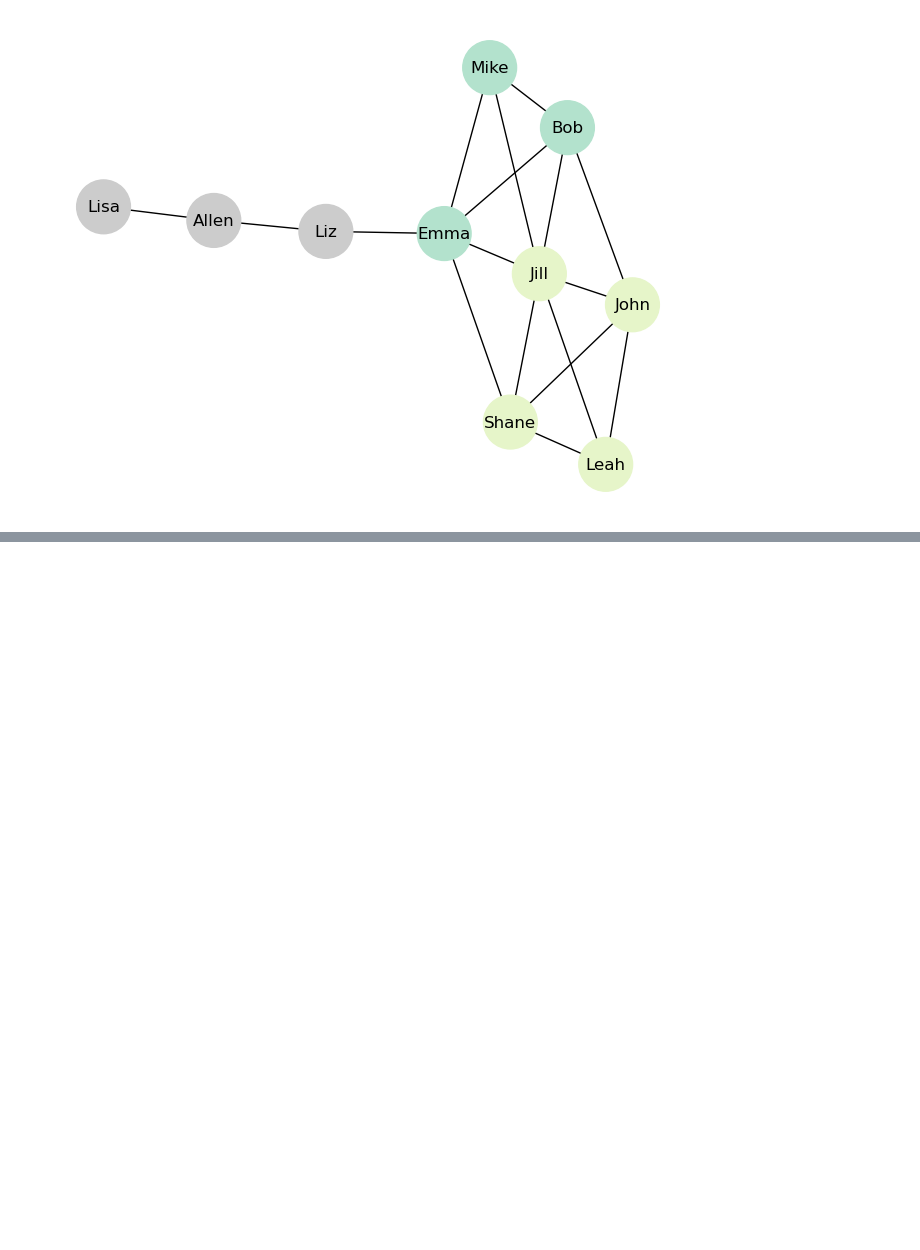
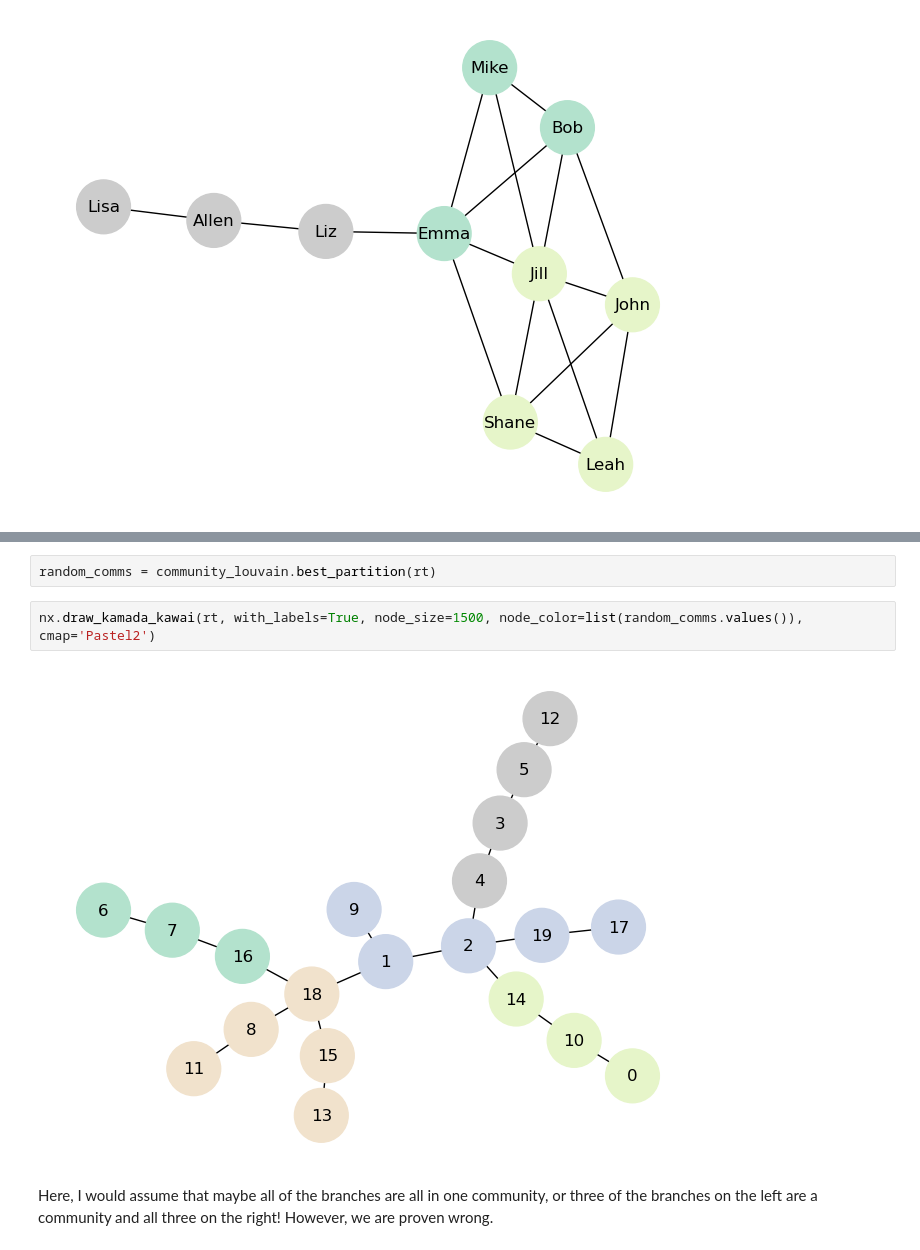
Before and after one commit to majavier26/App_Physics_157, a Jupyter notebook: Module C/C1/AP157_lab_assignment_C1.ipynb, the cells around one changed output, grey strips where cells are left out. Drawn from its saved outputs; the diff is of its cells as text; blank space fills up the shorter version.

```diff
--- a/Module C/C1/AP157_lab_assignment_C1.ipynb
+++ b/Module C/C1/AP157_lab_assignment_C1.ipynb
@@ -274,0 +265,8 @@ nx.draw_kamada_kawai(conns, with_labels=True, node_size=1500, node_color=list(co
+# %%
+random_comms = community_louvain.best_partition(rt)
+# %%
+nx.draw_kamada_kawai(rt, with_labels=True, node_size=1500, node_color=list(random_comms.values()), cmap='Pastel2')
+# %% [output]
+[figure, added]
+# %% [markdown]
+Here, I would assume that maybe all of the branches are all in one community, or three of the branches on the left are a community and all three on the right! However, we are proven wrong.
```
Also changed, not shown: parts of 10 cells of this notebook.
